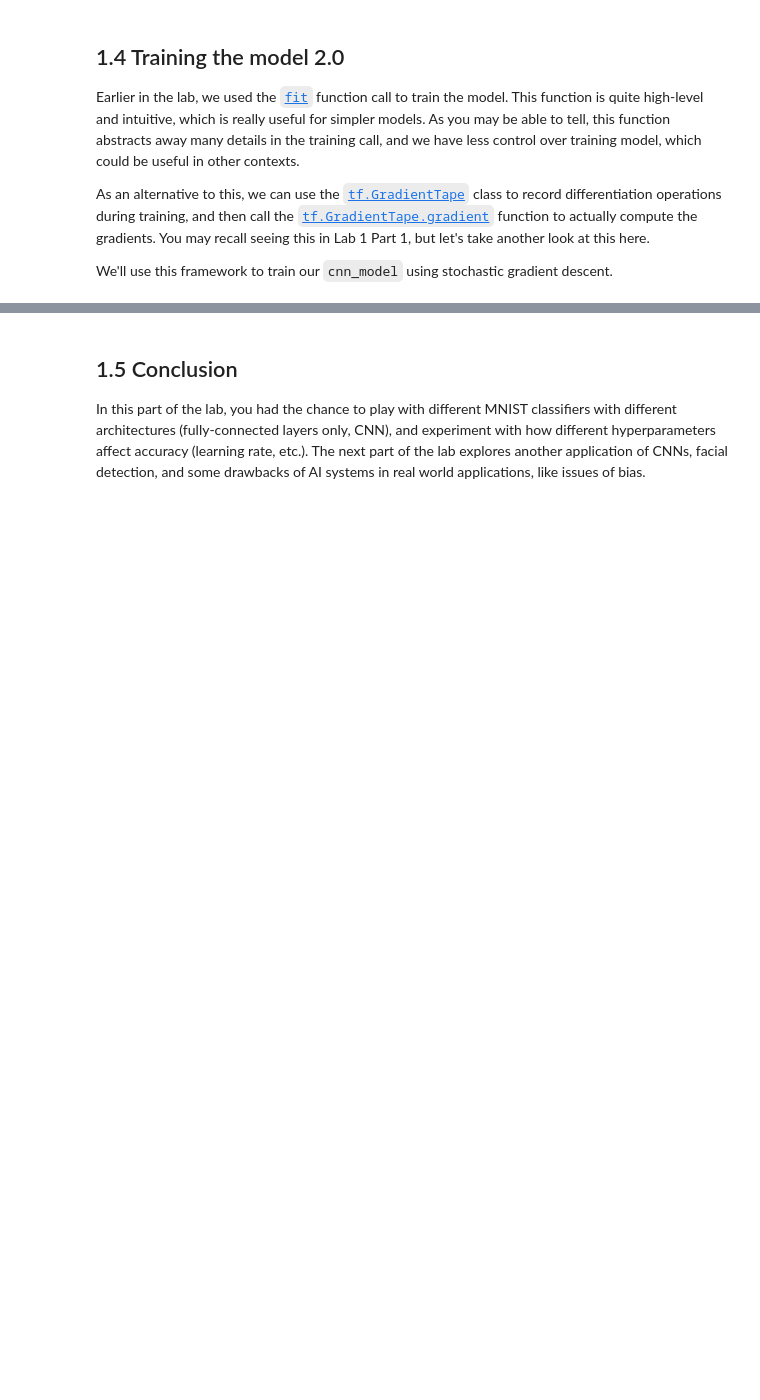
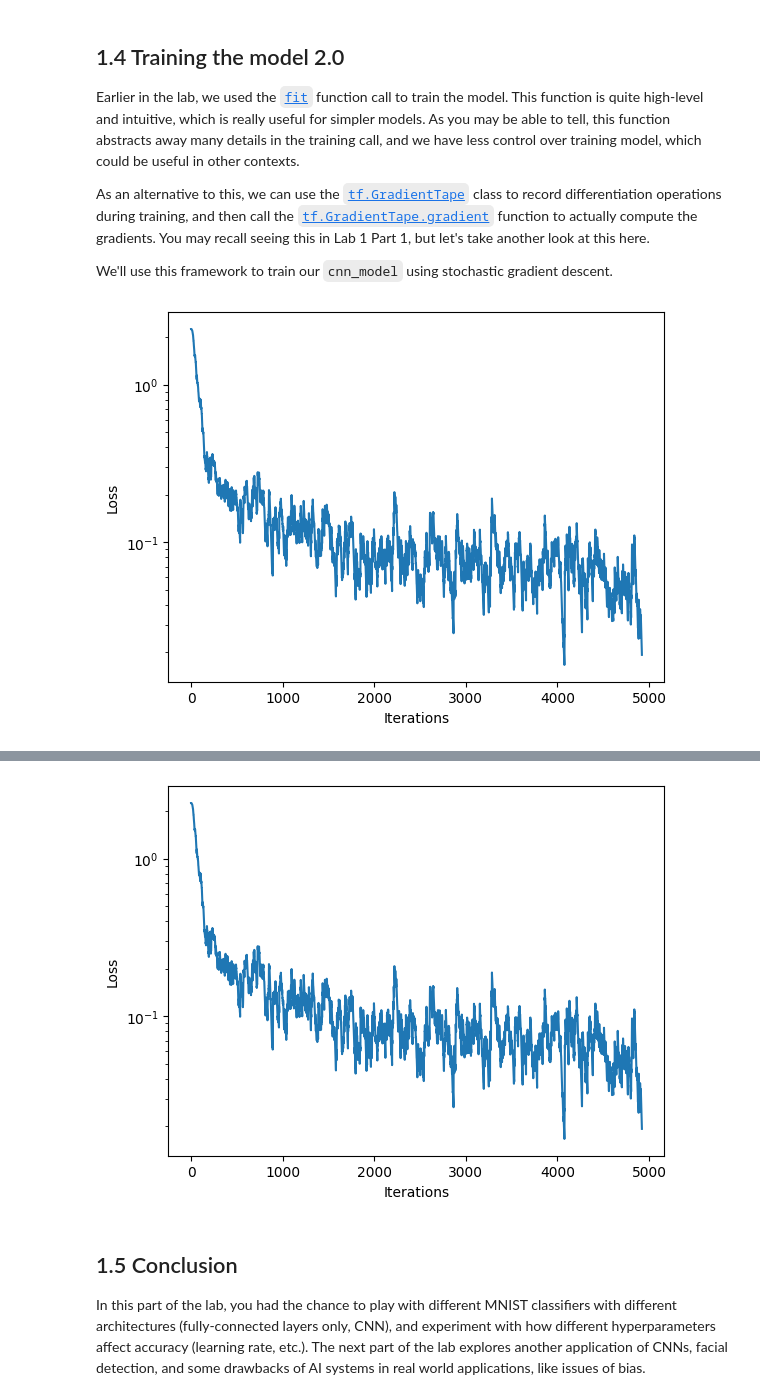
Before and after one commit to NamVo11/ML-DL, a Jupyter notebook: lab2/TF_Part1_MNIST.ipynb, the cells around one changed output, grey strips where cells are left out. Cells and saved outputs as stored; diff of their text form; code cells hidden in the pictures; blank space fills up the shorter version.

```diff
--- a/lab2/TF_Part1_MNIST.ipynb
+++ b/lab2/TF_Part1_MNIST.ipynb
@@ -449,39 +480,63 @@ We'll use this framework to train our `cnn_model` using stochastic gradient desc
 # %%
 # Rebuild the CNN model
 cnn_model = build_cnn_model()
 
 batch_size = 12
-loss_history = mdl.util.LossHistory(smoothing_factor=0.95) # to record the evolution of the loss
-plotter = mdl.util.PeriodicPlotter(sec=2, xlabel='Iterations', ylabel='Loss', scale='semilogy')
-optimizer = tf.keras.optimizers.SGD(learning_rate=1e-2) # define our optimizer
+loss_history = mdl.util.LossHistory(smoothing_factor=0.95)
+plotter = mdl.util.PeriodicPlotter(
+    sec=2,
+    xlabel='Iterations',
+    ylabel='Loss',
+    scale='semilogy'
+)
+
+optimizer = tf.keras.optimizers.SGD(learning_rate=1e-2)
 
 comet_ml.init(project_name="6.s191lab2_part1_CNN2")
 comet_model_3 = comet_ml.Experiment()
 
-if hasattr(tqdm, '_instances'): tqdm._instances.clear() # clear if it exists
+if hasattr(tqdm, '_instances'):
+    tqdm._instances.clear()
 
 for idx in tqdm(range(0, train_images.shape[0], batch_size)):
-  # First grab a batch of training data and convert the input images to tensors
-  (images, labels) = (train_images[idx:idx+batch_size], train_labels[idx:idx+batch_size])
-  images = tf.convert_to_tensor(images, dtype=tf.float32)
 
-  # GradientTape to record differentiation operations
-  with tf.GradientTape() as tape:
-    #'''TODO: feed the images into the model and obtain the predictions'''
-    logits = # TODO
+    images = train_images[idx:idx + batch_size]
+    labels = train_labels[idx:idx + batch_size]
 
-    #'''TODO: compute the categorical cross entropy loss
-    loss_value = tf.keras.backend.sparse_categorical_crossentropy('''TODO''', '''TODO''') # TODO
-    comet_model_3.log_metric("loss", loss_value.numpy().mean(), step=idx)
+    images = tf.convert_to_tensor(images, dtype=tf.float32)
 
-  loss_history.append(loss_value.numpy().mean()) # append the loss to the loss_history record
-  plotter.plot(loss_history.get())
+    with tf.GradientTape() as tape:
 
-  # Backpropagation
-  '''TODO: Use the tape to compute the gradient against all parameters in the CNN model.
-      Use cnn_model.trainable_variables to access these parameters.'''
-  grads = # TODO
-  optimizer.apply_gradients(zip(grads, cnn_model.trainable_variables))
+        # Forward pass
+        logits = cnn_model(images, training=True)
+
+        # Loss for each sample in the batch
+        loss_value = tf.keras.backend.sparse_categorical_crossentropy(
+            labels,
+            logits
+        )
+
+        comet_model_3.log_metric(
+            "loss",
+            loss_value.numpy().mean(),
+            step=idx
+        )
+
+    loss_history.append(loss_value.numpy().mean())
+    plotter.plot(loss_history.get())
+
+    # Compute gradients
+    grads = tape.gradient(
+        loss_value,
+        cnn_model.trainable_variables
+    )
+
+    # Update parameters
+    optimizer.apply_gradients(
+        zip(grads, cnn_model.trainable_variables)
+    )
 
 comet_model_3.log_figure(figure=plt)
 comet_model_3.end()
+# %% [output]
+[figure, added]
@@ -488,3 +560,4 @@ comet_model_3.end()
+[figure, added]
 # %% [markdown]
 ## 1.5 Conclusion
 In this part of the lab, you had the chance to play with different MNIST classifiers with different architectures (fully-connected layers only, CNN), and experiment with how different hyperparameters affect accuracy (learning rate, etc.). The next part of the lab explores another application of CNNs, facial detection, and some drawbacks of AI systems in real world applications, like issues of bias.
```
Also changed, not shown: parts of 9 cells of this notebook.
